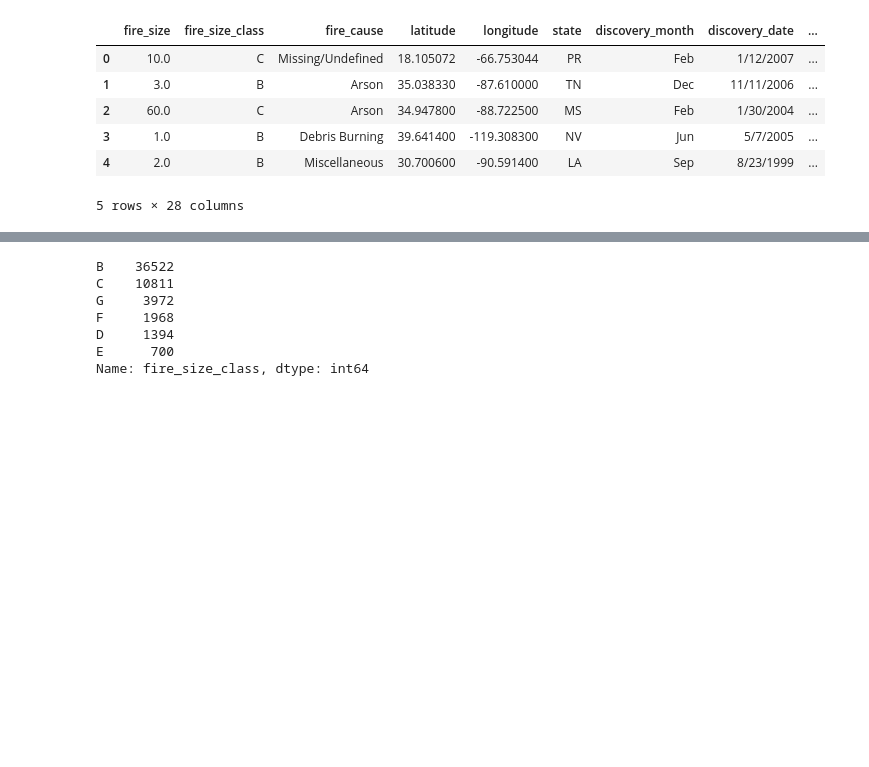
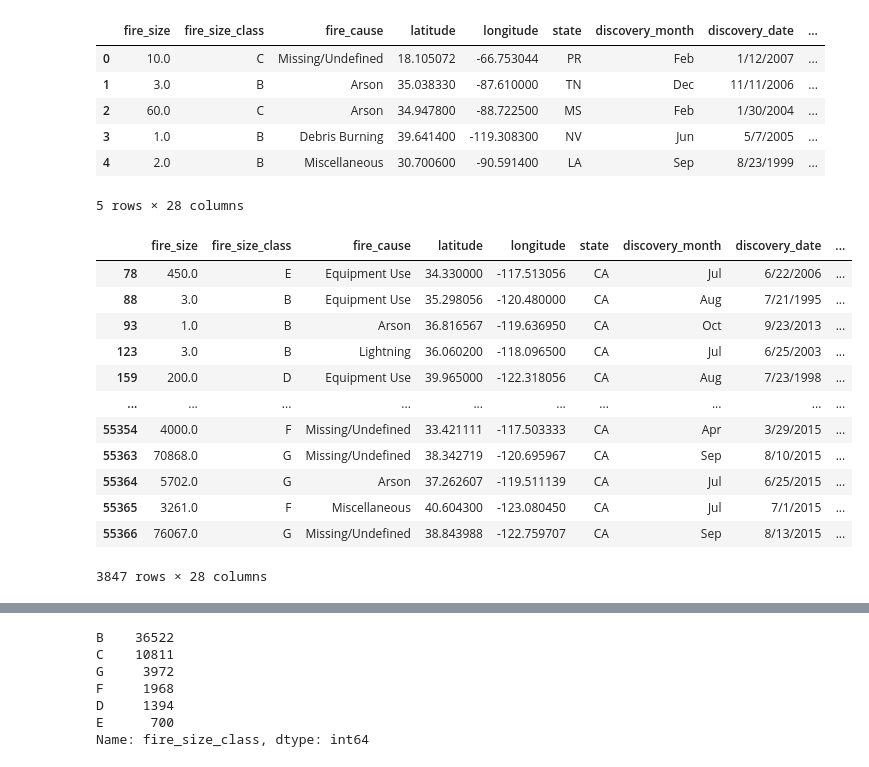
Before and after one commit to Ariannatopbjerg/project_one, a Jupyter notebook: Notebooks/ML_RandomForest_changeto human and nature.ipynb, the cells around one changed output, grey strips where cells are left out. Drawn from its saved outputs; the diff is of its cells as text; code cells hidden in the pictures; blank space fills up the shorter version.

```diff
--- a/Notebooks/ML_RandomForest_changeto human and nature.ipynb
+++ b/Notebooks/ML_RandomForest_changeto human and nature.ipynb
@@ -20,3 +20,20 @@ fire_df.head()
 | 3 | 1.0 | B | Debris Burning | 39.641400 | -119.308300 | NV | Jun | 5/7/2005 | ... |
 | 4 | 2.0 | B | Miscellaneous | 30.700600 | -90.591400 | LA | Sep | 8/23/1999 | ... |
 5 rows × 28 columns
+# %%
+california_df=fire_df.loc[fire_df["state"]=="CA"]
+california_df
+# %% [output]
+|  | fire_size | fire_size_class | fire_cause | latitude | longitude | state | discovery_month | discovery_date | ... |
+| 78 | 450.0 | E | Equipment Use | 34.330000 | -117.513056 | CA | Jul | 6/22/2006 | ... |
+| 88 | 3.0 | B | Equipment Use | 35.298056 | -120.480000 | CA | Aug | 7/21/1995 | ... |
+| 93 | 1.0 | B | Arson | 36.816567 | -119.636950 | CA | Oct | 9/23/2013 | ... |
+| 123 | 3.0 | B | Lightning | 36.060200 | -118.096500 | CA | Jul | 6/25/2003 | ... |
+| 159 | 200.0 | D | Equipment Use | 39.965000 | -122.318056 | CA | Aug | 7/23/1998 | ... |
+| ... | ... | ... | ... | ... | ... | ... | ... | ... | ... |
+| 55354 | 4000.0 | F | Missing/Undefined | 33.421111 | -117.503333 | CA | Apr | 3/29/2015 | ... |
+| 55363 | 70868.0 | G | Missing/Undefined | 38.342719 | -120.695967 | CA | Sep | 8/10/2015 | ... |
+| 55364 | 5702.0 | G | Arson | 37.262607 | -119.511139 | CA | Jul | 6/25/2015 | ... |
+| 55365 | 3261.0 | F | Miscellaneous | 40.604300 | -123.080450 | CA | Jul | 7/1/2015 | ... |
+| 55366 | 76067.0 | G | Missing/Undefined | 38.843988 | -122.759707 | CA | Sep | 8/13/2015 | ... |
+3847 rows × 28 columns
```
Also changed, not shown: parts of 7 cells of this notebook, 7 other files.
